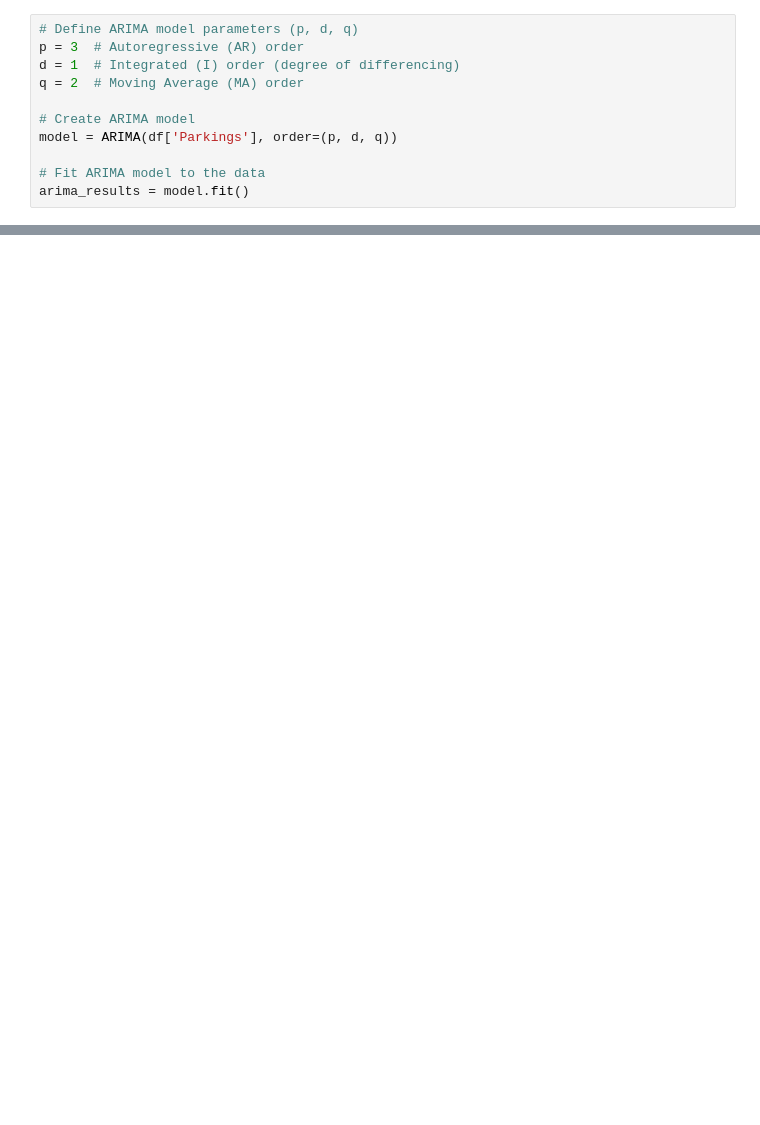
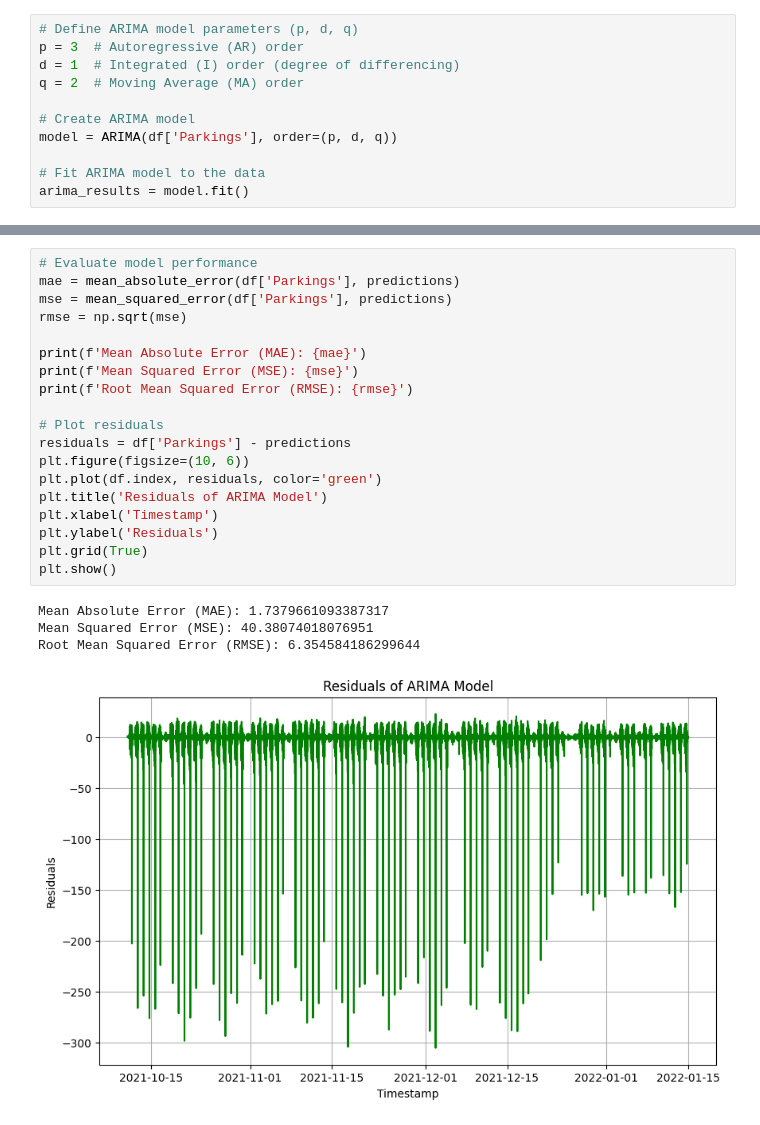
Before and after one commit to vsjostro/parking-prediction, a Jupyter notebook: arima/arima.ipynb, the cells around one changed output, grey strips where cells are left out. Saved outputs shown, nothing was run; the diff lists cells and outputs as text; blank space fills up the shorter version.

```diff
--- a/arima/arima.ipynb
+++ b/arima/arima.ipynb
@@ -69,0 +86,24 @@ Root Mean Squared Error (RMSE): 39.42906428765199
+# %%
+# Evaluate model performance
+mae = mean_absolute_error(df['Parkings'], predictions)
+mse = mean_squared_error(df['Parkings'], predictions)
+rmse = np.sqrt(mse)
+
+print(f'Mean Absolute Error (MAE): {mae}')
+print(f'Mean Squared Error (MSE): {mse}')
+print(f'Root Mean Squared Error (RMSE): {rmse}')
+
+# Plot residuals
+residuals = df['Parkings'] - predictions
+plt.figure(figsize=(10, 6))
+plt.plot(df.index, residuals, color='green')
+plt.title('Residuals of ARIMA Model')
+plt.xlabel('Timestamp')
+plt.ylabel('Residuals')
+plt.grid(True)
+plt.show()
+# %% [output]
+Mean Absolute Error (MAE): 1.7379661093387317
+Mean Squared Error (MSE): 40.38074018076951
+Root Mean Squared Error (RMSE): 6.354584186299644
+[figure, added]
```
Also changed, not shown: parts of 5 cells of this notebook, 10 other files.
